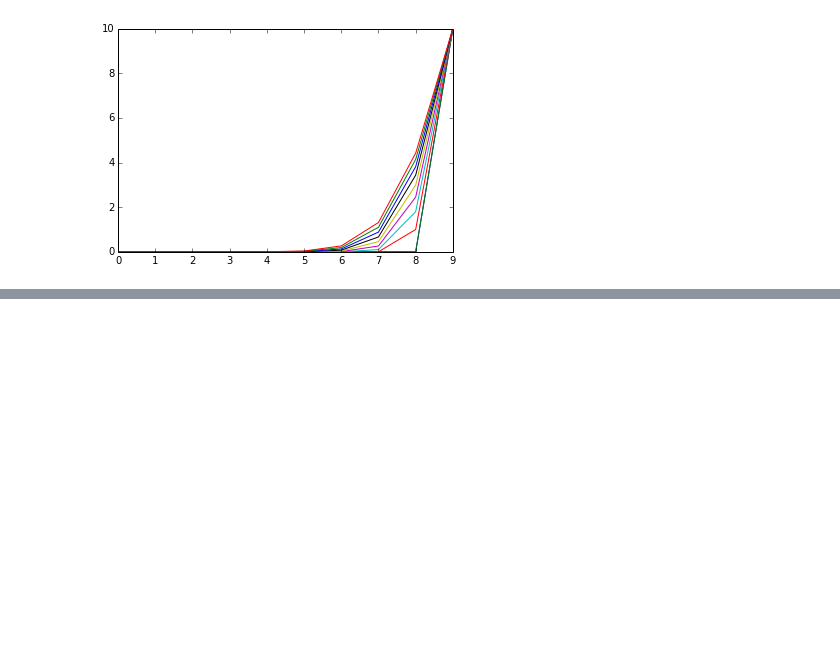
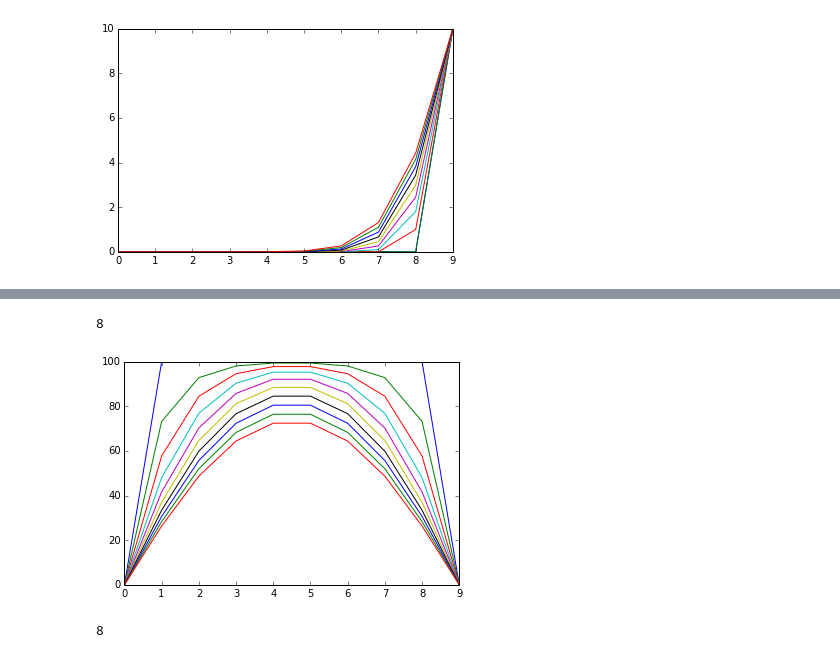
Before and after one commit to rahulporuri/fun_with_physics_models, a Jupyter notebook: diffusion.ipynb, the cells around one changed output, grey strips where cells are left out. Saved outputs shown, nothing was run; the diff lists cells and outputs as text; code cells hidden in the pictures; blank space fills up the shorter version.

```diff
--- a/diffusion.ipynb
+++ b/diffusion.ipynb
@@ -71,3 +95,15 @@ for t in range(len(T)):
     plt.plot(array)
 # %% [output]
 [figure]
+# %%
+T = np.zeros([10,10])
+T[0][1:-1] = 100
+# %%
+op = np.zeros([8,8])
+a = 1./2
+for i in range(len(op)):
+    for j in range(len(op[0])):
+        if i==j:
+            op[i][j] = 1+2*a
+        elif abs(i-j) == 1:
+            op[i][j] = -a
@@ -73,0 +121,19 @@ for t in range(len(T)):
+# %%
+opinv = np.linalg.inv(op)
+# %%
+len(opinv)
+# %% [output]
+8
+# %%
+for i in range(1,len(T)):
+    T[i][1:-1] = np.dot(opinv,T[i-1][1:-1])
+# %%
+plt.hold(True)
+for i in range(len(T)):
+    plt.plot(T[i])
+# %% [output]
+[figure, added]
+# %%
+len(T[0][1:-1])
+# %% [output]
+8
```
Also changed, not shown: parts of 11 cells of this notebook, 5 other files.
